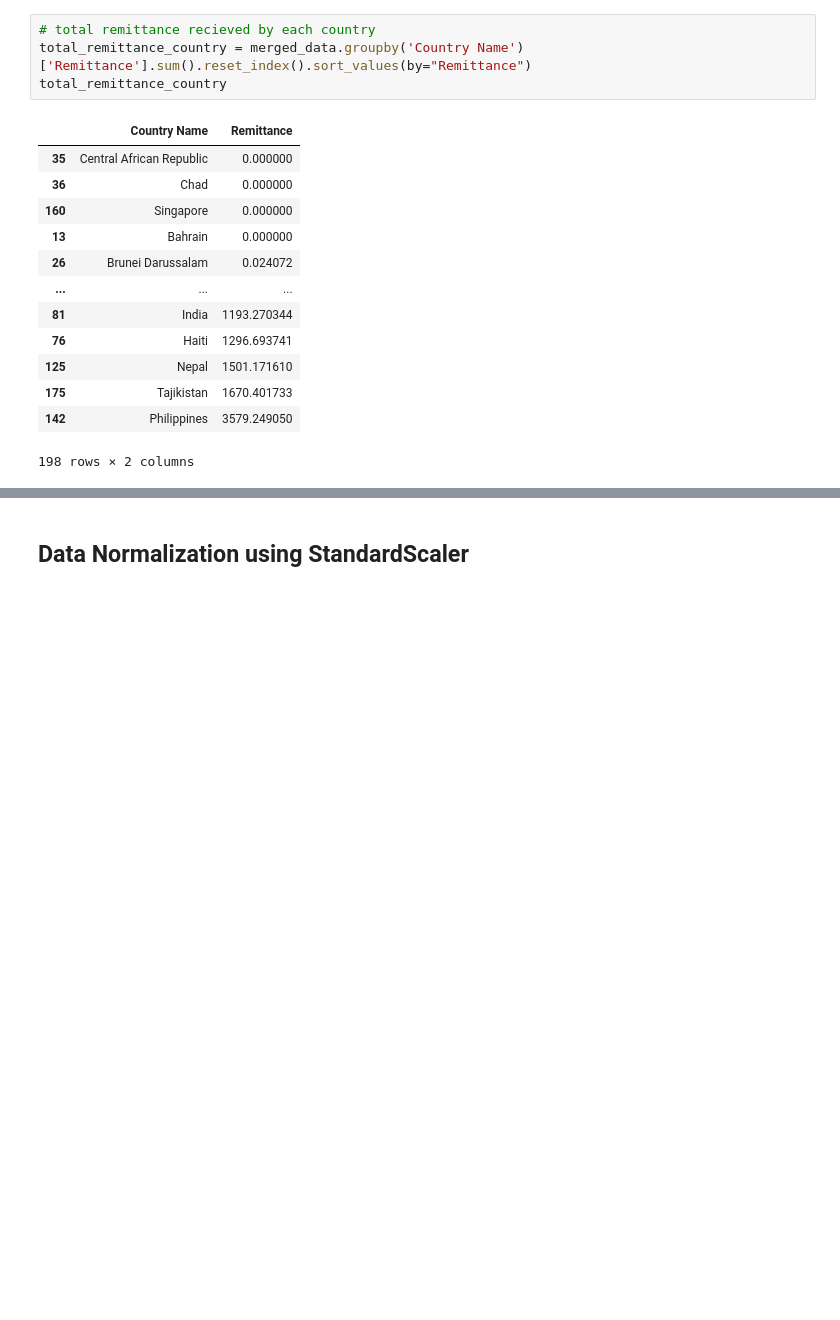
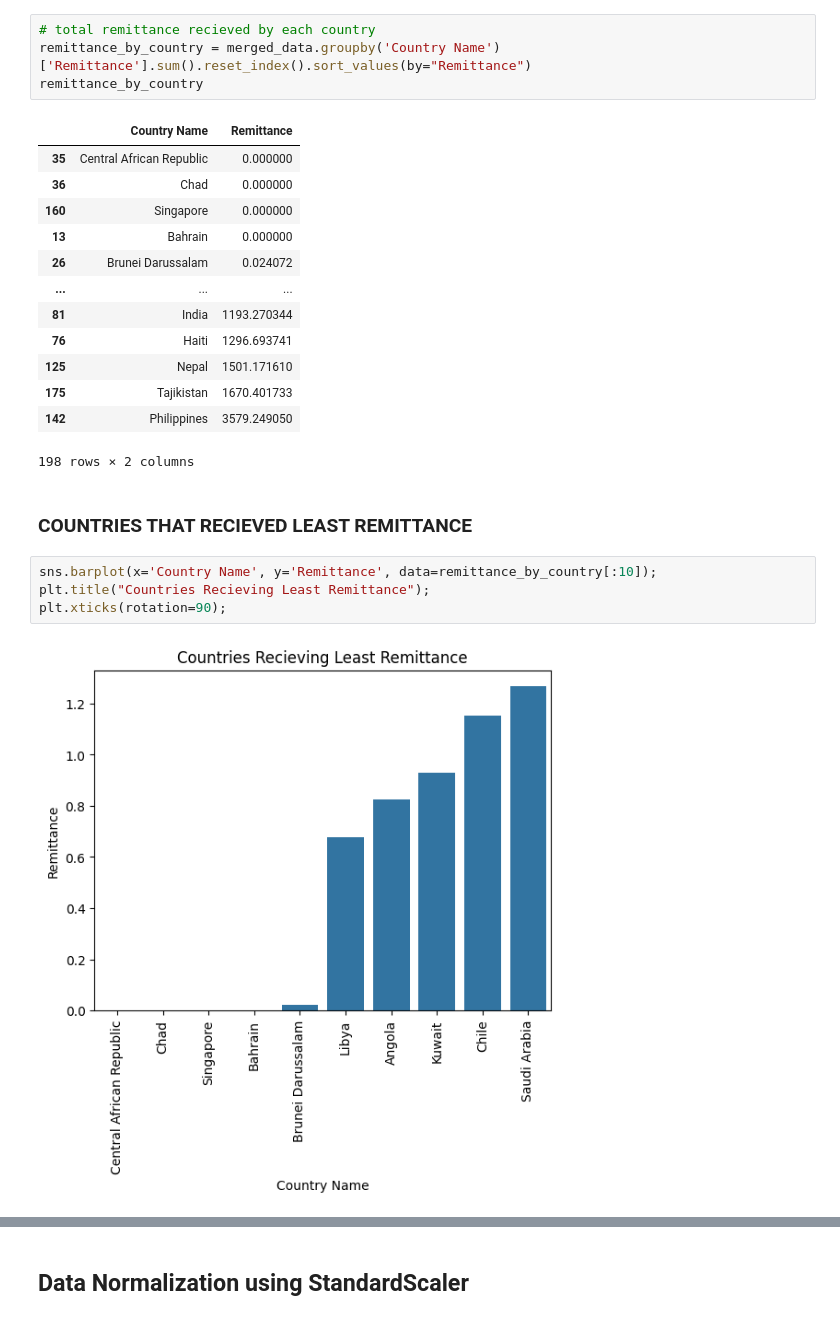
Before and after one commit to PowerBIhamoye/NaturalDisasterRemittanceFlow, a Jupyter notebook: remittance.ipynb, the cells around one changed output, grey strips where cells are left out. Saved outputs shown, nothing was run; the diff lists cells and outputs as text; blank space fills up the shorter version.

```diff
--- a/remittance.ipynb
+++ b/remittance.ipynb
@@ -492,7 +494,7 @@ sns.histplot(x="Remittance", data=merged_data)
 # %%
 # total remittance recieved by each country
-total_remittance_country = merged_data.groupby('Country Name')['Remittance'].sum().reset_index().sort_values(by="Remittance")
-total_remittance_country
+remittance_by_country = merged_data.groupby('Country Name')['Remittance'].sum().reset_index().sort_values(by="Remittance")
+remittance_by_country
 # %% [output]
 |  | Country Name | Remittance |
 | 35 | Central African Republic | 0.000000 |
@@ -507,3 +509,11 @@ total_remittance_country
 | 175 | Tajikistan | 1670.401733 |
 | 142 | Philippines | 3579.249050 |
 198 rows × 2 columns
+# %% [markdown]
+### **COUNTRIES THAT RECIEVED LEAST REMITTANCE**
+# %%
+sns.barplot(x='Country Name', y='Remittance', data=remittance_by_country[:10]);
+plt.title("Countries Recieving Least Remittance");
+plt.xticks(rotation=90);
+# %% [output]
+[figure, added]
```
Also changed, not shown: parts of 17 cells of this notebook.
